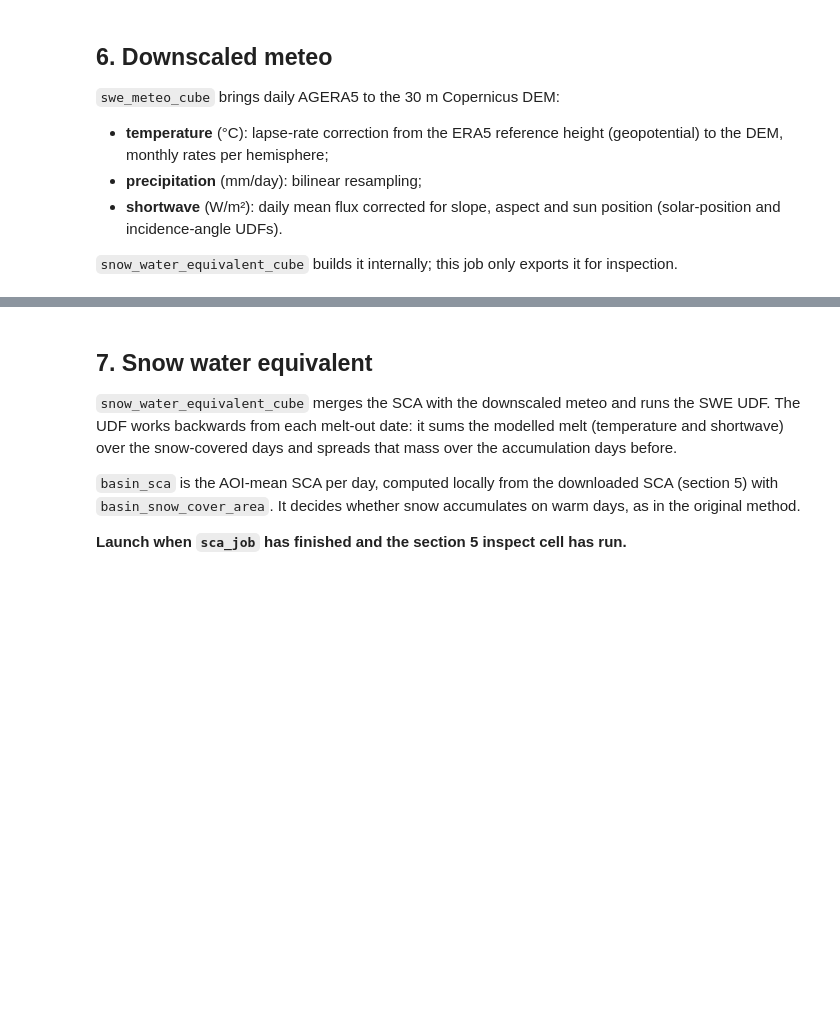
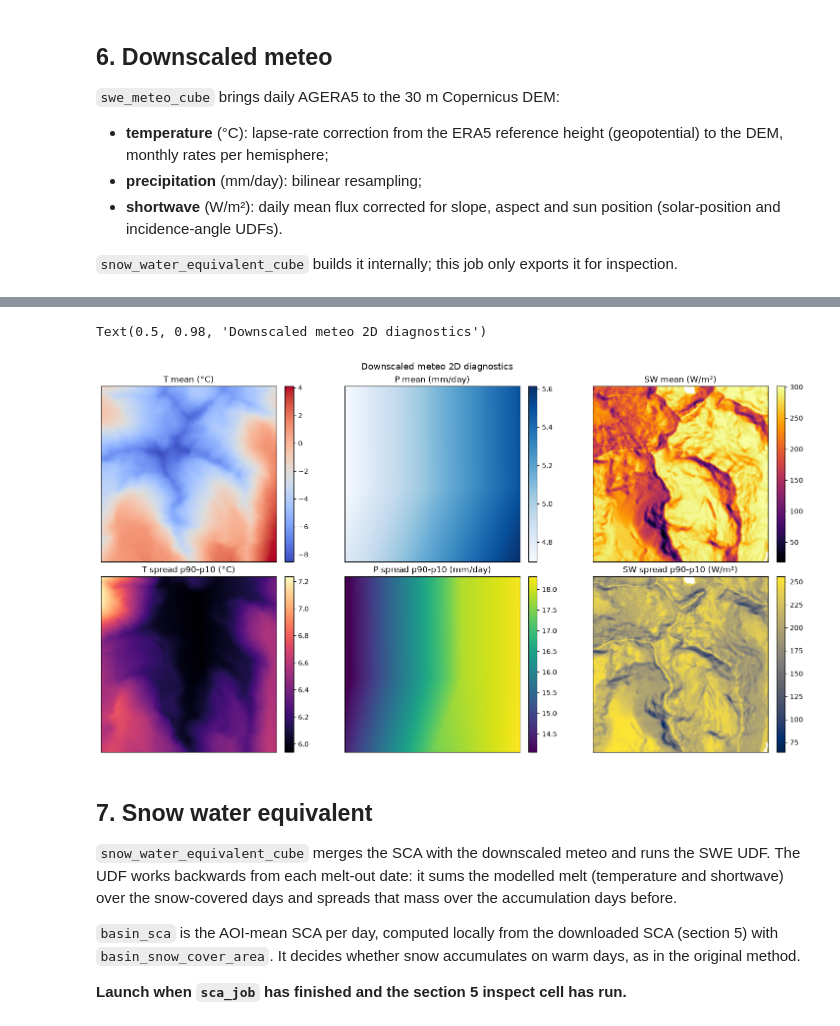
Before and after one commit to SNOWCOP/openeo_mountains_snow, a Jupyter notebook: scripts/validation/tutorial.ipynb, the cells around one changed output, grey strips where cells are left out. Drawn from its saved outputs; the diff is of its cells as text; code cells hidden in the pictures; blank space fills up the shorter version.

```diff
--- a/scripts/validation/tutorial.ipynb
+++ b/scripts/validation/tutorial.ipynb
@@ -243,3 +331,49 @@ axes[0].set_title('AOI-mean downscaled meteo');
+# %%
+# 2D spatial diagnostics for downscaled meteo (mean and temporal spread)
+# Spread = p90 - p10 over time, robust to occasional outliers.
+
+T_mean_map = T.mean('t')
+P_mean_map = P.mean('t')
+SW_mean_map = SW.mean('t')
+
+T_spread_map = T.quantile(0.9, dim='t') - T.quantile(0.1, dim='t')
+P_spread_map = P.quantile(0.9, dim='t') - P.quantile(0.1, dim='t')
+SW_spread_map = SW.quantile(0.9, dim='t') - SW.quantile(0.1, dim='t')
+
+fig, axes = plt.subplots(2, 3, figsize=(15, 8), constrained_layout=True)
+
+im = axes[0, 0].imshow(T_mean_map, cmap='coolwarm')
+axes[0, 0].set_title('T mean (°C)')
+plt.colorbar(im, ax=axes[0, 0], fraction=0.046, pad=0.04)
+
+im = axes[0, 1].imshow(P_mean_map, cmap='Blues')
+axes[0, 1].set_title('P mean (mm/day)')
+plt.colorbar(im, ax=axes[0, 1], fraction=0.046, pad=0.04)
+
+im = axes[0, 2].imshow(SW_mean_map, cmap='inferno')
+axes[0, 2].set_title('SW mean (W/m²)')
+plt.colorbar(im, ax=axes[0, 2], fraction=0.046, pad=0.04)
+
+im = axes[1, 0].imshow(T_spread_map, cmap='magma')
+axes[1, 0].set_title('T spread p90-p10 (°C)')
+plt.colorbar(im, ax=axes[1, 0], fraction=0.046, pad=0.04)
+
+im = axes[1, 1].imshow(P_spread_map, cmap='viridis')
+axes[1, 1].set_title('P spread p90-p10 (mm/day)')
+plt.colorbar(im, ax=axes[1, 1], fraction=0.046, pad=0.04)
+
+im = axes[1, 2].imshow(SW_spread_map, cmap='cividis')
+axes[1, 2].set_title('SW spread p90-p10 (W/m²)')
+plt.colorbar(im, ax=axes[1, 2], fraction=0.046, pad=0.04)
+
+for ax in axes.ravel():
+    ax.set_xticks([])
+    ax.set_yticks([])
+
+fig.suptitle('Downscaled meteo 2D diagnostics', fontsize=13)
+# %% [output]
+Text(0.5, 0.98, 'Downscaled meteo 2D diagnostics')
+[figure, added]
 # %% [markdown]
 ## 7. Snow water equivalent
 
```
Also changed, not shown: parts of 21 cells of this notebook, 12 other files.
